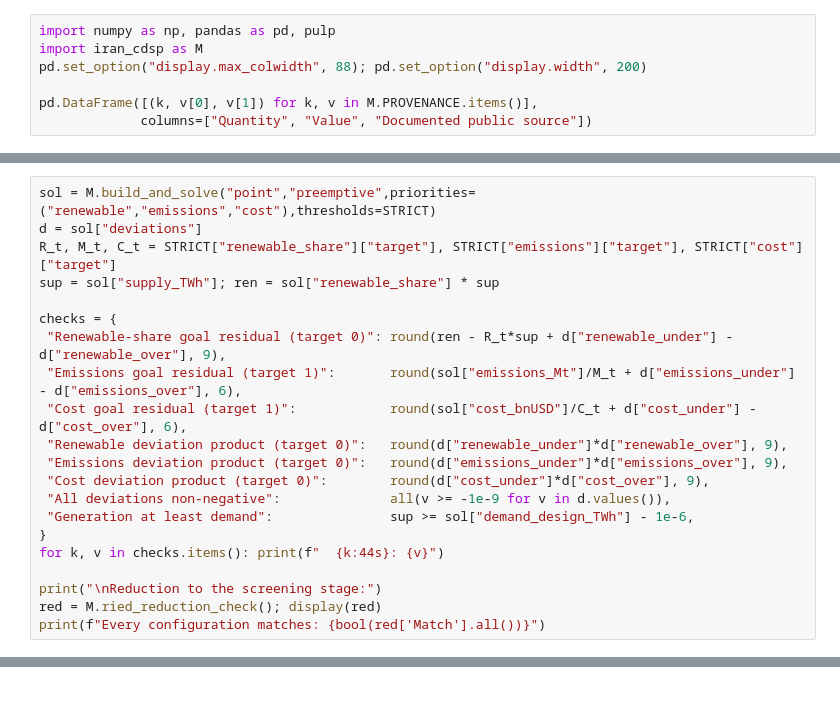
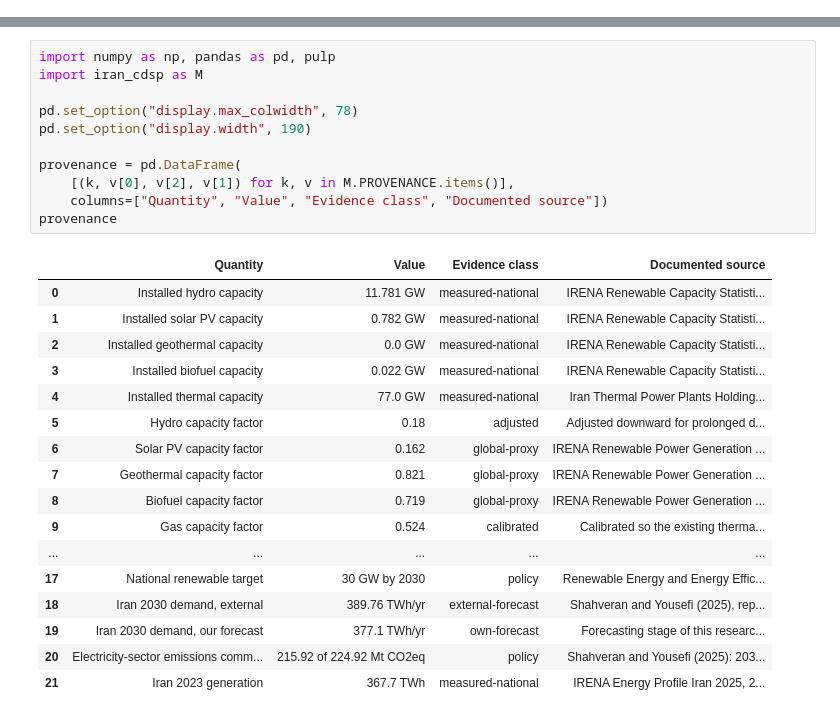
Before and after one commit to RS-010806/forecast-informed-cdsp, a Jupyter notebook: Iran_cDSP_Implementation.ipynb, the cells around one changed output, grey strips where cells are left out. Saved outputs shown, nothing was run; the diff lists cells and outputs as text.

```diff
--- a/Iran_cDSP_Implementation.ipynb
+++ b/Iran_cDSP_Implementation.ipynb
@@ -39,7 +0,0 @@ value and identify it as such.
-# %%
-import numpy as np, pandas as pd, pulp
-import iran_cdsp as M
-pd.set_option("display.max_colwidth", 88); pd.set_option("display.width", 200)
-
-pd.DataFrame([(k, v[0], v[1]) for k, v in M.PROVENANCE.items()],
-             columns=["Quantity", "Value", "Documented public source"])
@@ -316,21 +0,0 @@ admits as feasible is exactly the set we accept in screening.
-# %%
-sol = M.build_and_solve("point","preemptive",priorities=("renewable","emissions","cost"),thresholds=STRICT)
-d = sol["deviations"]
-R_t, M_t, C_t = STRICT["renewable_share"]["target"], STRICT["emissions"]["target"], STRICT["cost"]["target"]
-sup = sol["supply_TWh"]; ren = sol["renewable_share"] * sup
-
-checks = {
- "Renewable-share goal residual (target 0)": round(ren - R_t*sup + d["renewable_under"] - d["renewable_over"], 9),
- "Emissions goal residual (target 1)":       round(sol["emissions_Mt"]/M_t + d["emissions_under"] - d["emissions_over"], 6),
- "Cost goal residual (target 1)":            round(sol["cost_bnUSD"]/C_t + d["cost_under"] - d["cost_over"], 6),
- "Renewable deviation product (target 0)":   round(d["renewable_under"]*d["renewable_over"], 9),
- "Emissions deviation product (target 0)":   round(d["emissions_under"]*d["emissions_over"], 9),
- "Cost deviation product (target 0)":        round(d["cost_under"]*d["cost_over"], 9),
- "All deviations non-negative":              all(v >= -1e-9 for v in d.values()),
- "Generation at least demand":               sup >= sol["demand_design_TWh"] - 1e-6,
-}
-for k, v in checks.items(): print(f"  {k:44s}: {v}")
-
-print("\nReduction to the screening stage:")
-red = M.ried_reduction_check(); display(red)
-print(f"Every configuration matches: {bool(red['Match'].all())}")
@@ -500,0 +57,29 @@ threshold-based approaches that distinguish rigid requirements from desired targ
+# %%
+import numpy as np, pandas as pd, pulp
+import iran_cdsp as M
+
+pd.set_option("display.max_colwidth", 78)
+pd.set_option("display.width", 190)
+
+provenance = pd.DataFrame(
+    [(k, v[0], v[2], v[1]) for k, v in M.PROVENANCE.items()],
+    columns=["Quantity", "Value", "Evidence class", "Documented source"])
+provenance
+# %% [output]
+|  | Quantity | Value | Evidence class | Documented source |
+| 0 | Installed hydro capacity | 11.781 GW | measured-national | IRENA Renewable Capacity Statisti... |
+| 1 | Installed solar PV capacity | 0.782 GW | measured-national | IRENA Renewable Capacity Statisti... |
+| 2 | Installed geothermal capacity | 0.0 GW | measured-national | IRENA Renewable Capacity Statisti... |
+| 3 | Installed biofuel capacity | 0.022 GW | measured-national | IRENA Renewable Capacity Statisti... |
+| 4 | Installed thermal capacity | 77.0 GW | measured-national | Iran Thermal Power Plants Holding... |
+| 5 | Hydro capacity factor | 0.18 | adjusted | Adjusted downward for prolonged d... |
+| 6 | Solar PV capacity factor | 0.162 | global-proxy | IRENA Renewable Power Generation ... |
+| 7 | Geothermal capacity factor | 0.821 | global-proxy | IRENA Renewable Power Generation ... |
+| 8 | Biofuel capacity factor | 0.719 | global-proxy | IRENA Renewable Power Generation ... |
+| 9 | Gas capacity factor | 0.524 | calibrated | Calibrated so the existing therma... |
+| ... | ... | ... | ... | ... |
+| 17 | National renewable target | 30 GW by 2030 | policy | Renewable Energy and Energy Effic... |
+| 18 | Iran 2030 demand, external | 389.76 TWh/yr | external-forecast | Shahveran and Yousefi (2025), rep... |
+| 19 | Iran 2030 demand, our forecast | 377.1 TWh/yr | own-forecast | Forecasting stage of this researc... |
+| 20 | Electricity-sector emissions comm... | 215.92 of 224.92 Mt CO2eq | policy | Shahveran and Yousefi (2025): 203... |
+| 21 | Iran 2023 generation | 367.7 TWh | measured-national | IRENA Energy Profile Iran 2025, 2... |
```
Also changed, not shown: parts of 66 cells of this notebook.
